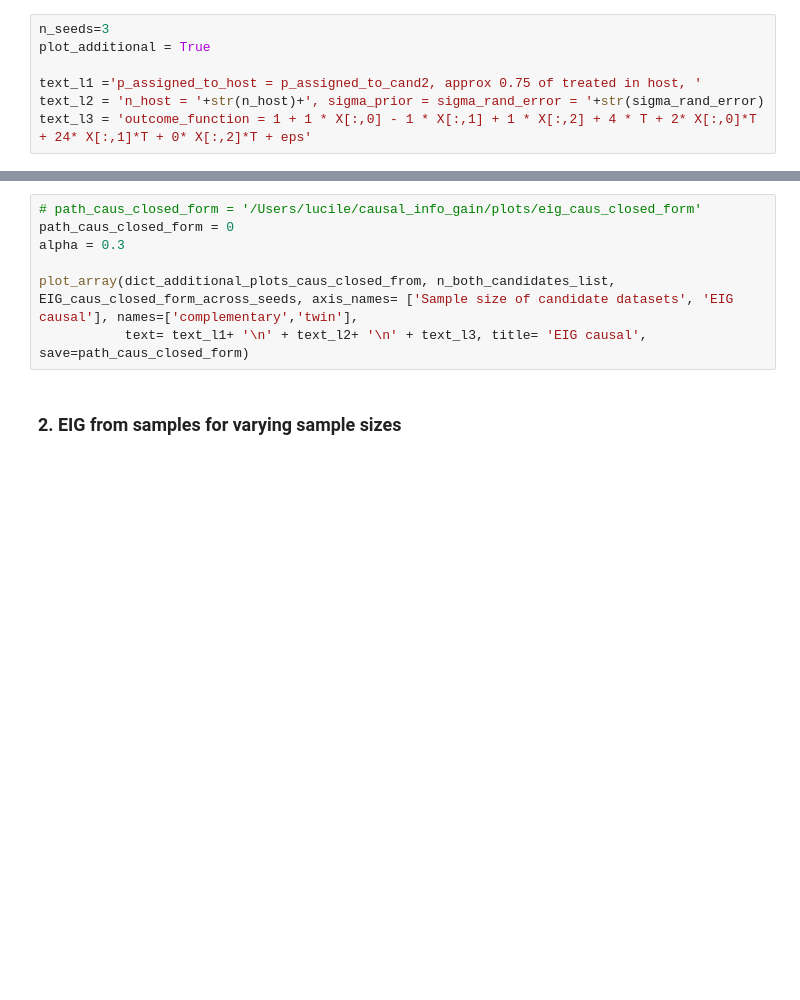
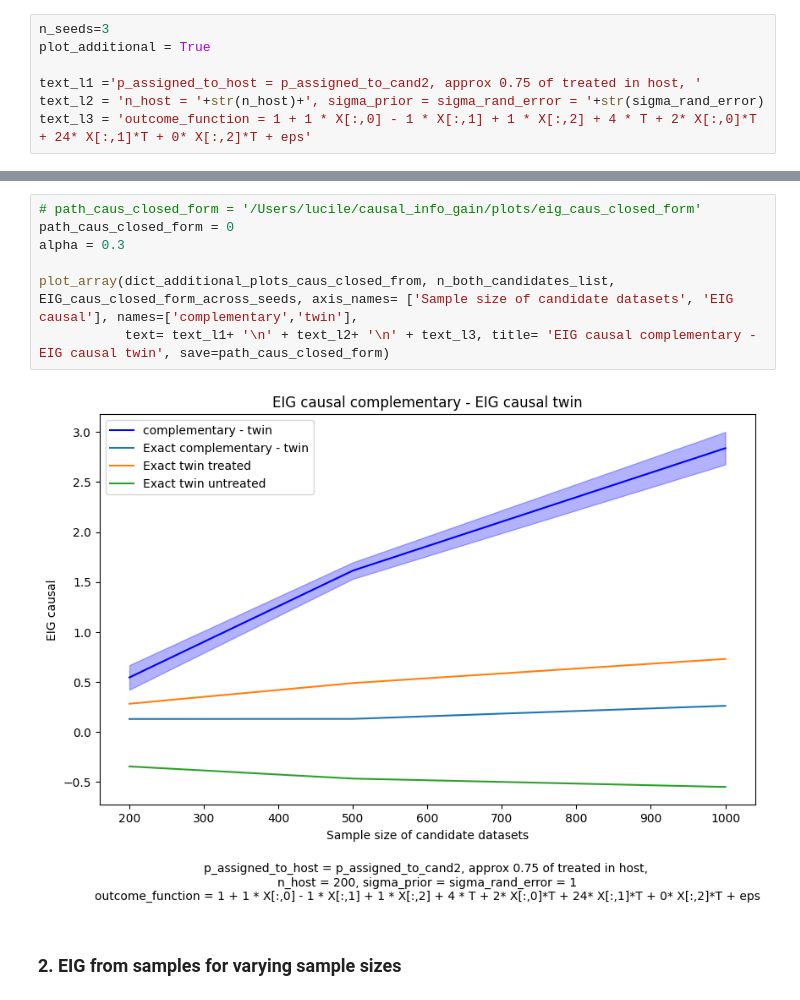
Before and after one commit to LucileTerminassian/causal_prospective_merge, a Jupyter notebook: notebooks/linear_uci.ipynb, the cells around one changed output, grey strips where cells are left out. Drawn from its saved outputs; the diff is of its cells as text; blank space fills up the shorter version.

```diff
--- a/notebooks/linear_uci.ipynb
+++ b/notebooks/linear_uci.ipynb
@@ -133,10 +147,12 @@ plot_array(dict_additional_plots_obs_closed_from, n_both_candidates_list, EIG_ob
 # %%
 # path_caus_closed_form = '/Users/lucile/causal_info_gain/plots/eig_caus_closed_form'
 path_caus_closed_form = 0
 alpha = 0.3
 
 plot_array(dict_additional_plots_caus_closed_from, n_both_candidates_list, EIG_caus_closed_form_across_seeds, axis_names= ['Sample size of candidate datasets', 'EIG causal'], names=['complementary','twin'],
-           text= text_l1+ '\n' + text_l2+ '\n' + text_l3, title= 'EIG causal', save=path_caus_closed_form)
+           text= text_l1+ '\n' + text_l2+ '\n' + text_l3, title= 'EIG causal complementary - EIG causal twin', save=path_caus_closed_form)
+# %% [output]
+[figure, added]
 # %% [markdown]
 ### 2. EIG from samples for varying sample sizes
 # %%
```
Also changed, not shown: parts of 8 cells of this notebook, 6 other files.
